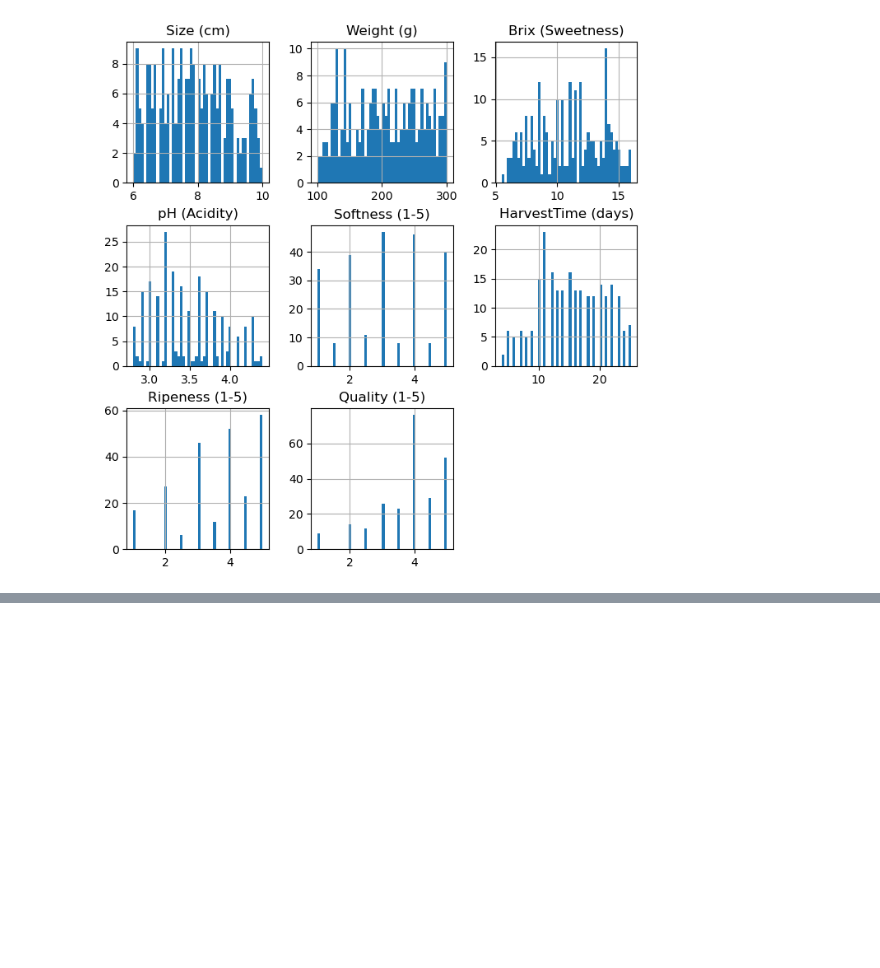
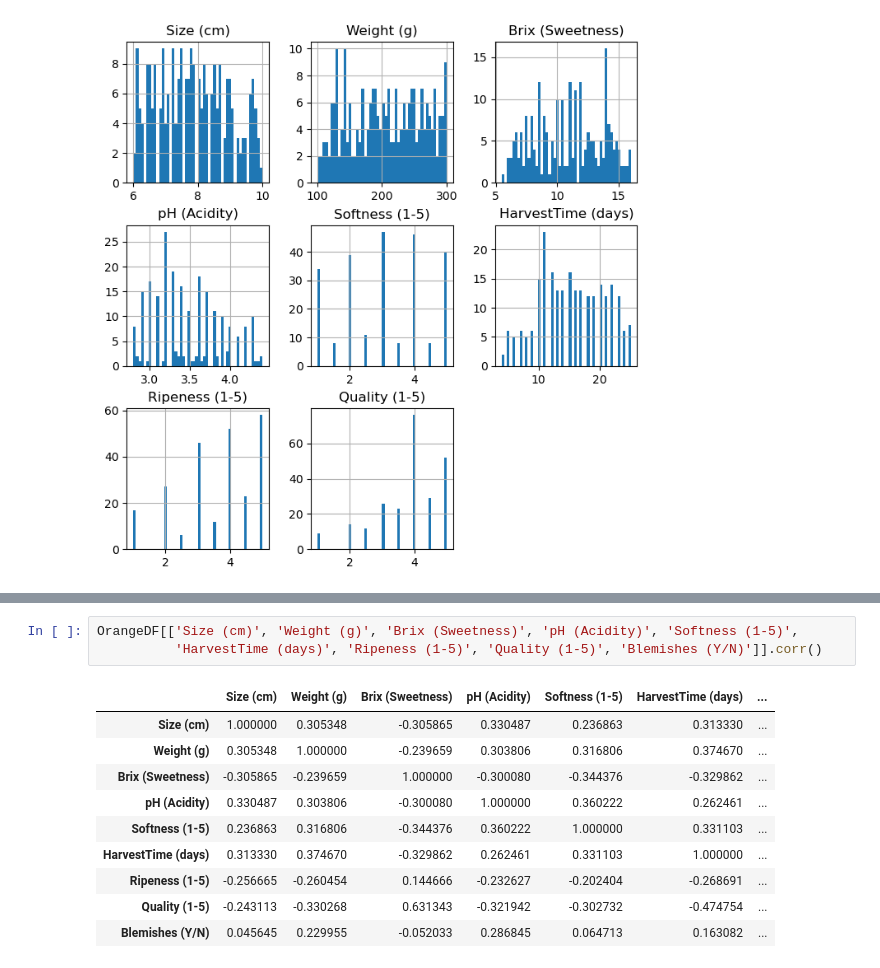
Before and after one commit to mbrwn65/OrangeAnalysis, a Jupyter notebook: orangeanalysis.ipynb, the cells around one changed output, grey strips where cells are left out. Drawn from its saved outputs; the diff is of its cells as text; blank space fills up the shorter version.

```diff
--- a/orangeanalysis.ipynb
+++ b/orangeanalysis.ipynb
@@ -122,0 +149,14 @@ array([[<Axes: title={'center': 'Size (cm)'}>,
+# %%
+OrangeDF[['Size (cm)', 'Weight (g)', 'Brix (Sweetness)', 'pH (Acidity)', 'Softness (1-5)',
+          'HarvestTime (days)', 'Ripeness (1-5)', 'Quality (1-5)', 'Blemishes (Y/N)']].corr()
+# %% [output]
+|  | Size (cm) | Weight (g) | Brix (Sweetness) | pH (Acidity) | Softness (1-5) | HarvestTime (days) | ... |
+| Size (cm) | 1.000000 | 0.305348 | -0.305865 | 0.330487 | 0.236863 | 0.313330 | ... |
+| Weight (g) | 0.305348 | 1.000000 | -0.239659 | 0.303806 | 0.316806 | 0.374670 | ... |
+| Brix (Sweetness) | -0.305865 | -0.239659 | 1.000000 | -0.300080 | -0.344376 | -0.329862 | ... |
+| pH (Acidity) | 0.330487 | 0.303806 | -0.300080 | 1.000000 | 0.360222 | 0.262461 | ... |
+| Softness (1-5) | 0.236863 | 0.316806 | -0.344376 | 0.360222 | 1.000000 | 0.331103 | ... |
+| HarvestTime (days) | 0.313330 | 0.374670 | -0.329862 | 0.262461 | 0.331103 | 1.000000 | ... |
+| Ripeness (1-5) | -0.256665 | -0.260454 | 0.144666 | -0.232627 | -0.202404 | -0.268691 | ... |
+| Quality (1-5) | -0.243113 | -0.330268 | 0.631343 | -0.321942 | -0.302732 | -0.474754 | ... |
+| Blemishes (Y/N) | 0.045645 | 0.229955 | -0.052033 | 0.286845 | 0.064713 | 0.163082 | ... |
```
Also changed, not shown: parts of 2 cells of this notebook.
